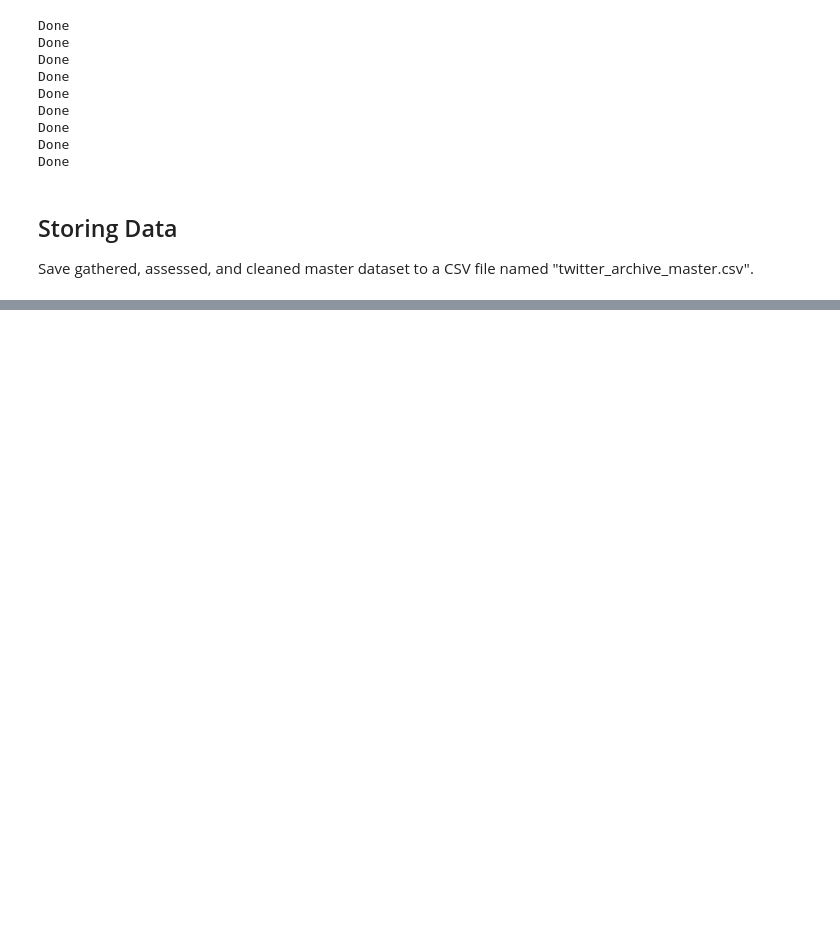
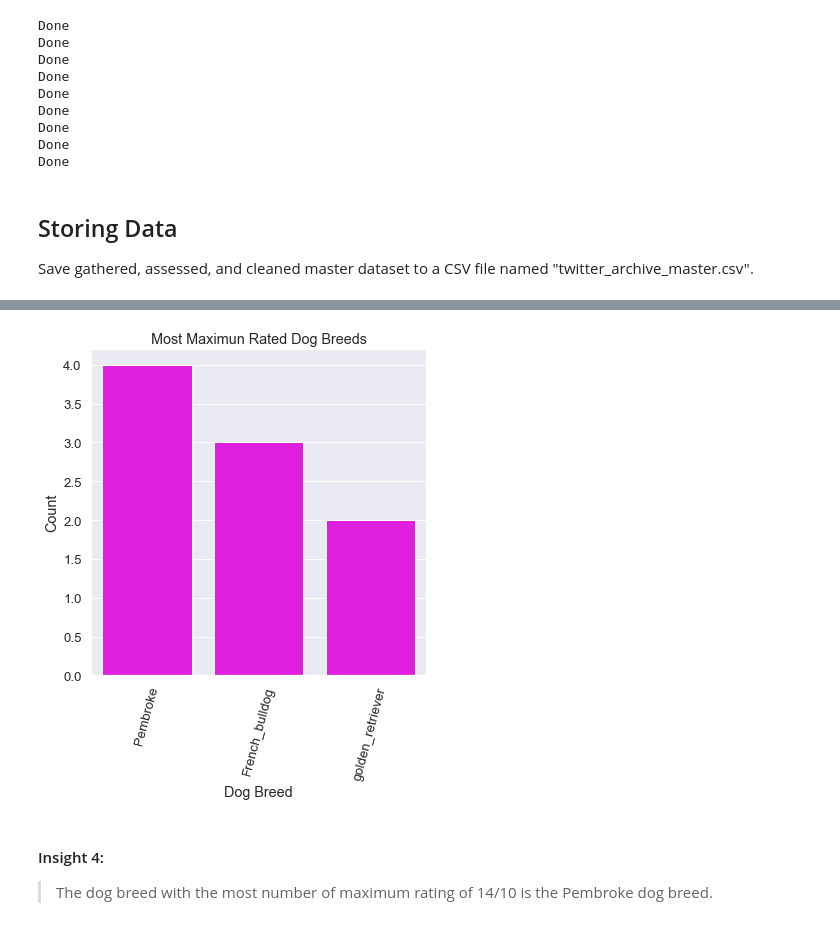
Before and after one commit to PatrickEmmanuel/WeRateDods-Data-Wrangling-Act, a Jupyter notebook: Data-wrangle-act.ipynb, the cells around one changed output, grey strips where cells are left out. Drawn from its saved outputs; the diff is of its cells as text; code cells hidden in the pictures; blank space fills up the shorter version.

```diff
--- a/Data-wrangle-act.ipynb
+++ b/Data-wrangle-act.ipynb
@@ -979,0 +1102,7 @@ twitter_archive_master.to_csv("twitter_archive_master.csv", index=False)
+# %%
+df_max = twitter_archive_master[twitter_archive_master["rating_numerator"]==14]
+max_rated = df_max.groupby(["dog_breed","rating_numerator"]).count().sort_values(by="name", ascending=False)[:10]["name"]
+df_max_rated = max_rated.reset_index(["dog_breed", "rating_numerator"])
+df_max_rated.index = np.arange(1, len(df_max_rated)+1)
+df_max_rated.columns = ["dog_breed", "max_rating", "count"]
+df_max_rated
@@ -979,0 +1121,12 @@ twitter_archive_master.to_csv("twitter_archive_master.csv", index=False)
+# %%
+sns.set(rc={"figure.figsize":(6,6)}, font_scale=1.2)
+ax = sns.barplot(x="dog_breed",y="count", data=df_max_rated.head(3), color="Magenta")
+ax.set(title="Most Maximun Rated Dog Breeds", xlabel="Dog Breed", ylabel="Count")
+
+plt.xticks(rotation=75)
+plt.show();
+# %% [output]
+[figure, added]
+# %% [markdown]
+#### Insight 4:
+>  The dog breed with the most number of maximum rating of 14/10 is the Pembroke dog breed.
```
Also changed, not shown: parts of 19 cells of this notebook.
